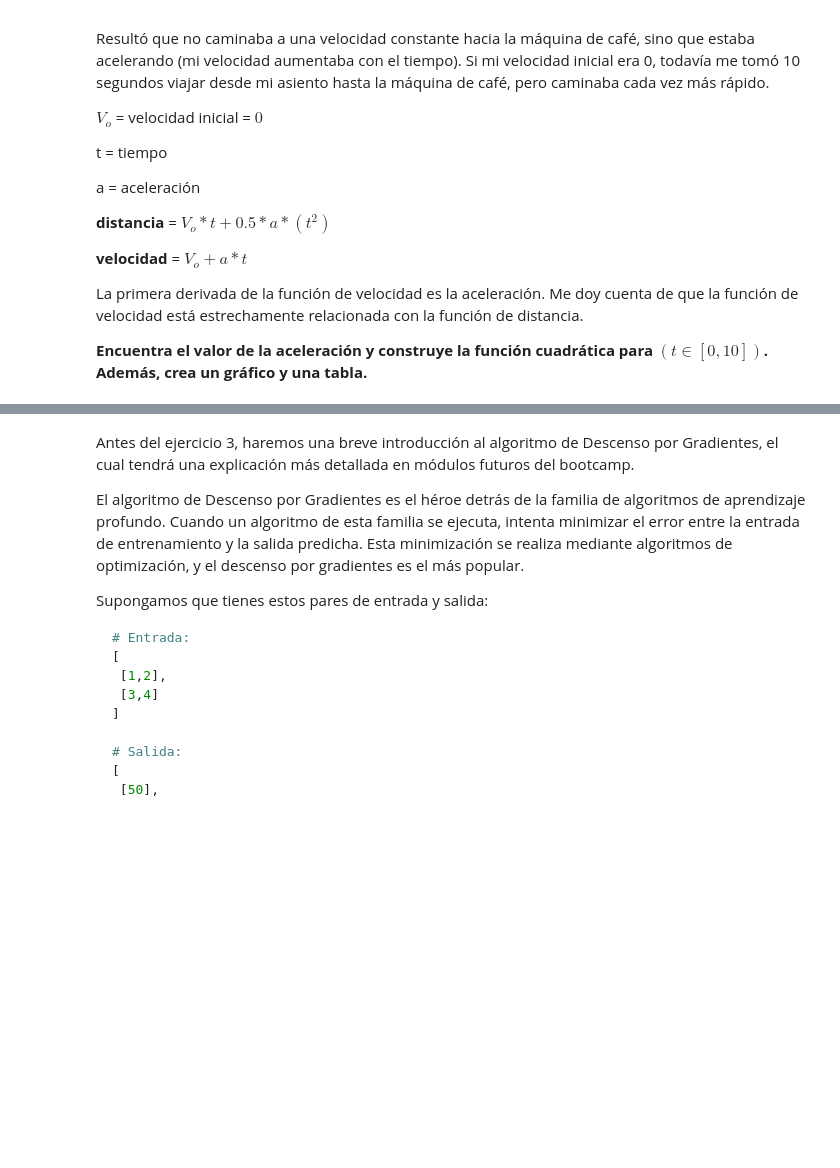
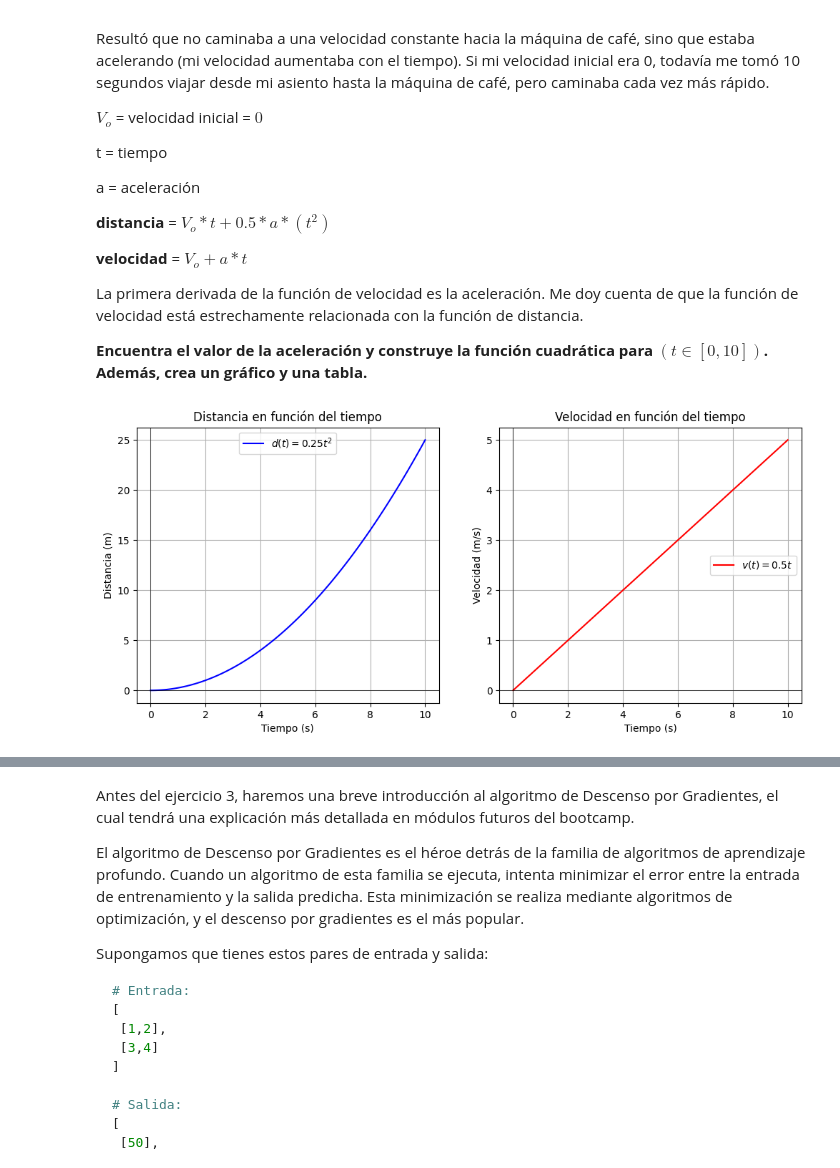
Before and after one commit to 4GeeksAcademy/efrainnalmeida-calculus-and-algebra-problems-with-python, a Jupyter notebook: notebook/problems.es.ipynb, the cells around one changed output, grey strips where cells are left out. Saved outputs shown, nothing was run; the diff lists cells and outputs as text; code cells hidden in the pictures; blank space fills up the shorter version.

```diff
--- a/notebook/problems.es.ipynb
+++ b/notebook/problems.es.ipynb
@@ -49,6 +81,46 @@ La primera derivada de la función de velocidad es la aceleración. Me doy cuent
 
 **Encuentra el valor de la aceleración y construye la función cuadrática para  $(t ∈ [0,10])$. Además, crea un gráfico y una tabla.**
 # %%
-# Define y grafica la función cuadrática
+# Definir las funciones de distancia y velocidad con aceleración
+def distancia(t):
+    return 0.25 * t**2
+
+def velocidad(t):
+    return 0.5 * t
+
+# Crear valores de tiempo en el intervalo [0,10]
+t = np.linspace(0, 10, 100)
+d = distancia(t)
+v = velocidad(t)
+
+# Crear gráficas
+plt.figure(figsize=(12, 5))
+
+# Gráfica de distancia
+plt.subplot(1, 2, 1)
+plt.plot(t, d, label=r'$d(t) = 0.25t^2$', color='blue')
+plt.xlabel('Tiempo (s)')
+plt.ylabel('Distancia (m)')
+plt.title('Distancia en función del tiempo')
+plt.axhline(0, color='black', linewidth=0.5)
+plt.axvline(0, color='black', linewidth=0.5)
+plt.legend()
+plt.grid()
+
+# Gráfica de velocidad
+plt.subplot(1, 2, 2)
+plt.plot(t, v, label=r'$v(t) = 0.5t$', color='red')
+plt.xlabel('Tiempo (s)')
+plt.ylabel('Velocidad (m/s)')
+plt.title('Velocidad en función del tiempo')
+plt.axhline(0, color='black', linewidth=0.5)
+plt.axvline(0, color='black', linewidth=0.5)
+plt.legend()
+plt.grid()
+
+# Mostrar las gráficas
+plt.show()
+# %% [output]
+[figure, added]
 # %%
 # Crea un DataFrame
```
Also changed, not shown: parts of 15 cells of this notebook, 17 other files.
